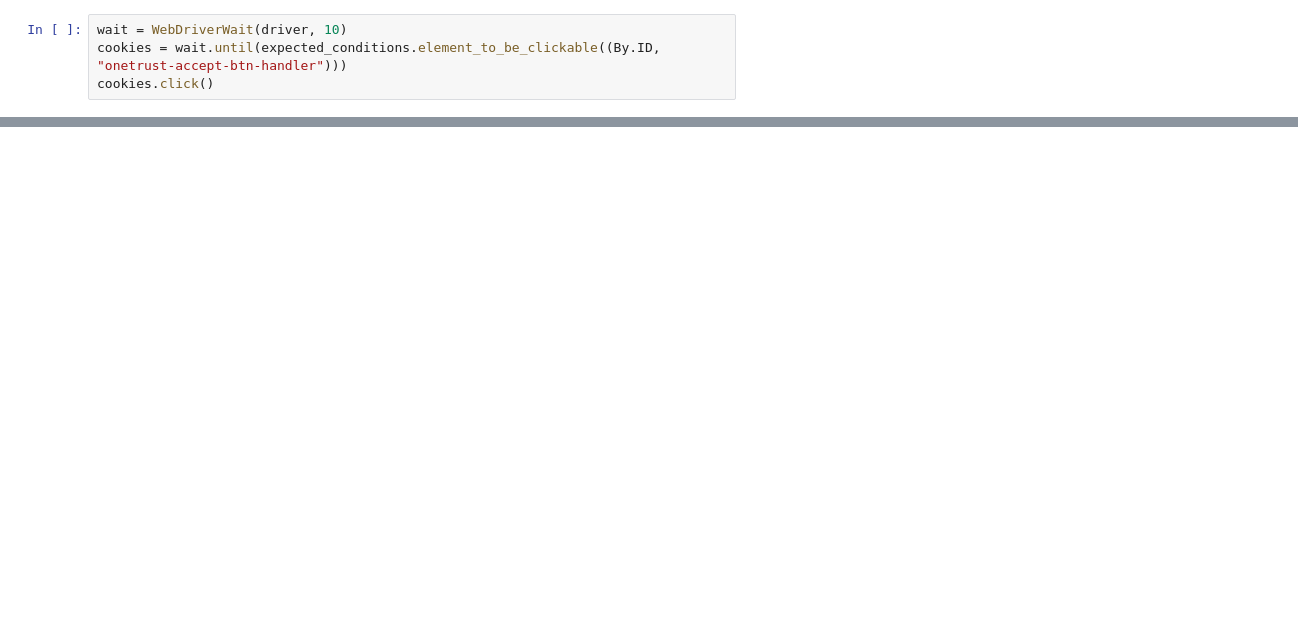
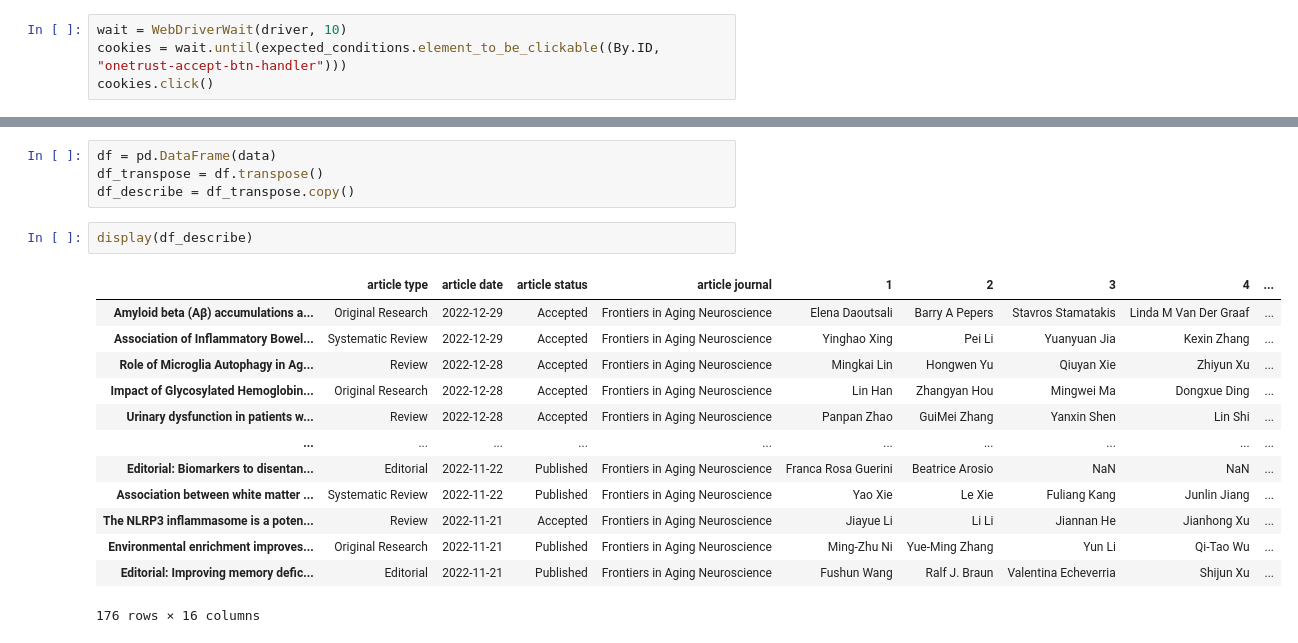
Before and after one commit to joshdev1/Frontiers, a Jupyter notebook: main_analysis/main_analysis.ipynb, the cells around one changed output, grey strips where cells are left out. Cells and saved outputs as stored; diff of their text form; blank space fills up the shorter version.

Commit message:
added descriptive stats to main analysis for single journal

```diff
--- a/main_analysis/main_analysis.ipynb
+++ b/main_analysis/main_analysis.ipynb
@@ -79,0 +137,20 @@ GRIN2B-related Neurodevelopmental Disorder: Current Understanding of Pathophysio
+# %%
+df = pd.DataFrame(data)
+df_transpose = df.transpose()
+df_describe = df_transpose.copy()
+# %%
+display(df_describe)
+# %% [output]
+|  | article type | article date | article status | article journal | 1 | 2 | 3 | 4 | ... |
+| Amyloid beta (Aβ) accumulations a... | Original Research | 2022-12-29 | Accepted | Frontiers in Aging Neuroscience | Elena Daoutsali | Barry A Pepers | Stavros Stamatakis | Linda M Van Der Graaf | ... |
+| Association of Inflammatory Bowel... | Systematic Review | 2022-12-29 | Accepted | Frontiers in Aging Neuroscience | Yinghao Xing | Pei Li | Yuanyuan Jia | Kexin Zhang | ... |
+| Role of Microglia Autophagy in Ag... | Review | 2022-12-28 | Accepted | Frontiers in Aging Neuroscience | Mingkai Lin | Hongwen Yu | Qiuyan Xie | Zhiyun Xu | ... |
+| Impact of Glycosylated Hemoglobin... | Original Research | 2022-12-28 | Accepted | Frontiers in Aging Neuroscience | Lin Han | Zhangyan Hou | Mingwei Ma | Dongxue Ding | ... |
+| Urinary dysfunction in patients w... | Review | 2022-12-28 | Accepted | Frontiers in Aging Neuroscience | Panpan Zhao | GuiMei Zhang | Yanxin Shen | Lin Shi | ... |
+| ... | ... | ... | ... | ... | ... | ... | ... | ... | ... |
+| Editorial: Biomarkers to disentan... | Editorial | 2022-11-22 | Published | Frontiers in Aging Neuroscience | Franca Rosa Guerini | Beatrice Arosio | NaN | NaN | ... |
+| Association between white matter ... | Systematic Review | 2022-11-22 | Published | Frontiers in Aging Neuroscience | Yao Xie | Le Xie | Fuliang Kang | Junlin Jiang | ... |
+| The NLRP3 inflammasome is a poten... | Review | 2022-11-21 | Accepted | Frontiers in Aging Neuroscience | Jiayue Li | Li Li | Jiannan He | Jianhong Xu | ... |
+| Environmental enrichment improves... | Original Research | 2022-11-21 | Published | Frontiers in Aging Neuroscience | Ming-Zhu Ni | Yue-Ming Zhang | Yun Li | Qi-Tao Wu | ... |
+| Editorial: Improving memory defic... | Editorial | 2022-11-21 | Published | Frontiers in Aging Neuroscience | Fushun Wang | Ralf J. Braun | Valentina Echeverria | Shijun Xu | ... |
+176 rows × 16 columns
```
Also changed, not shown: parts of 26 cells of this notebook, 2 other files.
